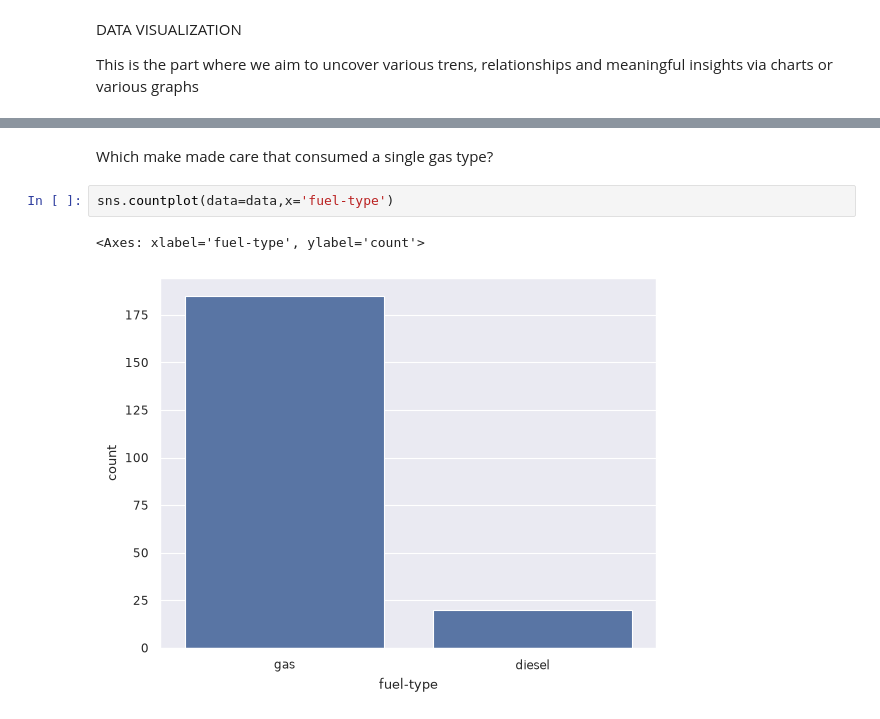
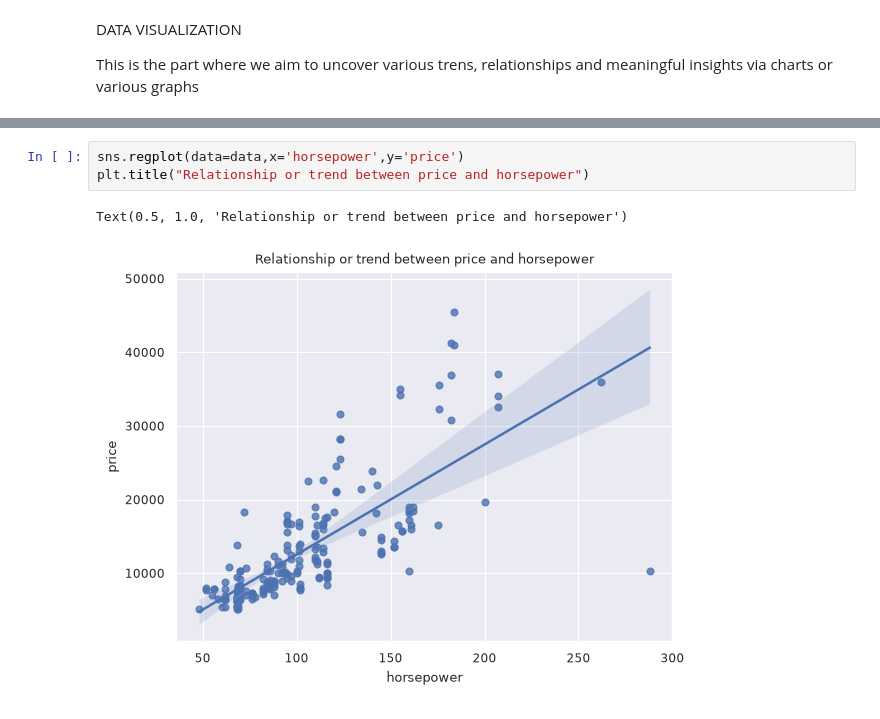
Before and after one commit to SamuelSepeku1/DataTask, a Jupyter notebook: DataTask.ipynb, the cells around one changed output, grey strips where cells are left out. Drawn from its saved outputs; the diff is of its cells as text.

Commit message:
Update data analysis notebook

```diff
--- a/DataTask.ipynb
+++ b/DataTask.ipynb
@@ -412,7 +347,6 @@ plt.xticks(rotation=45)
-# %% [markdown]
-Which make made care that consumed a single gas type?
-# %%
-sns.countplot(data=data,x='fuel-type')
-# %% [output]
-<Axes: xlabel='fuel-type', ylabel='count'>
-[figure, removed]
+# %%
+sns.regplot(data=data,x='horsepower',y='price')
+plt.title("Relationship or trend between price and horsepower")
+# %% [output]
+Text(0.5, 1.0, 'Relationship or trend between price and horsepower')
+[figure, added]
```
Also changed, not shown: parts of 10 cells of this notebook.
